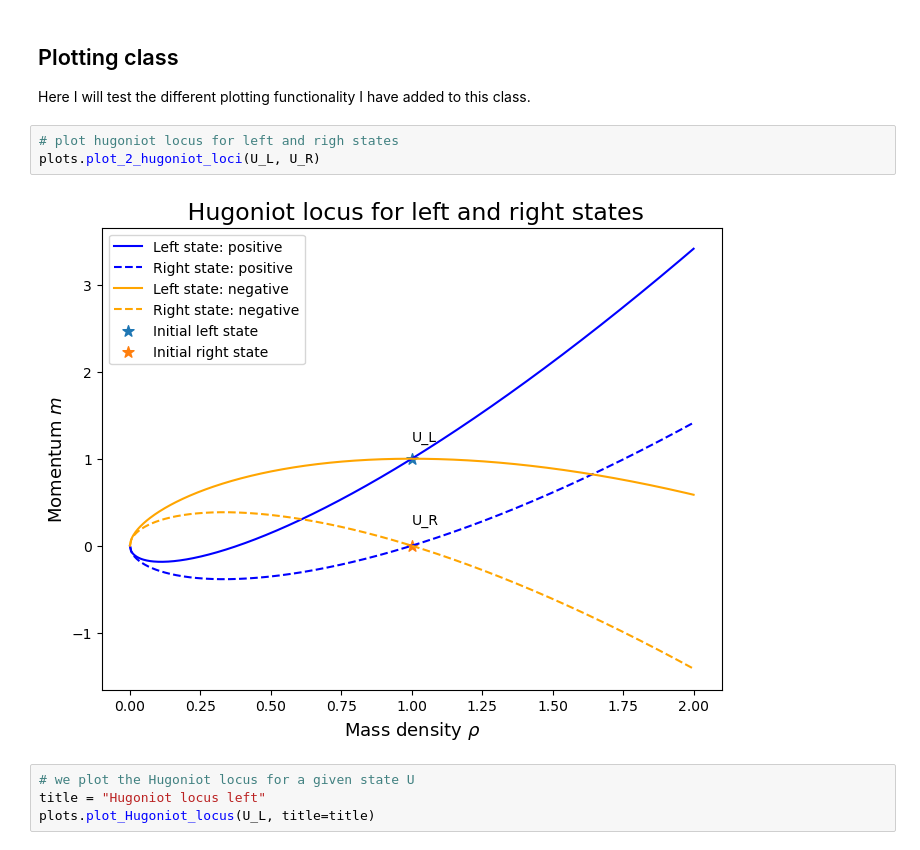
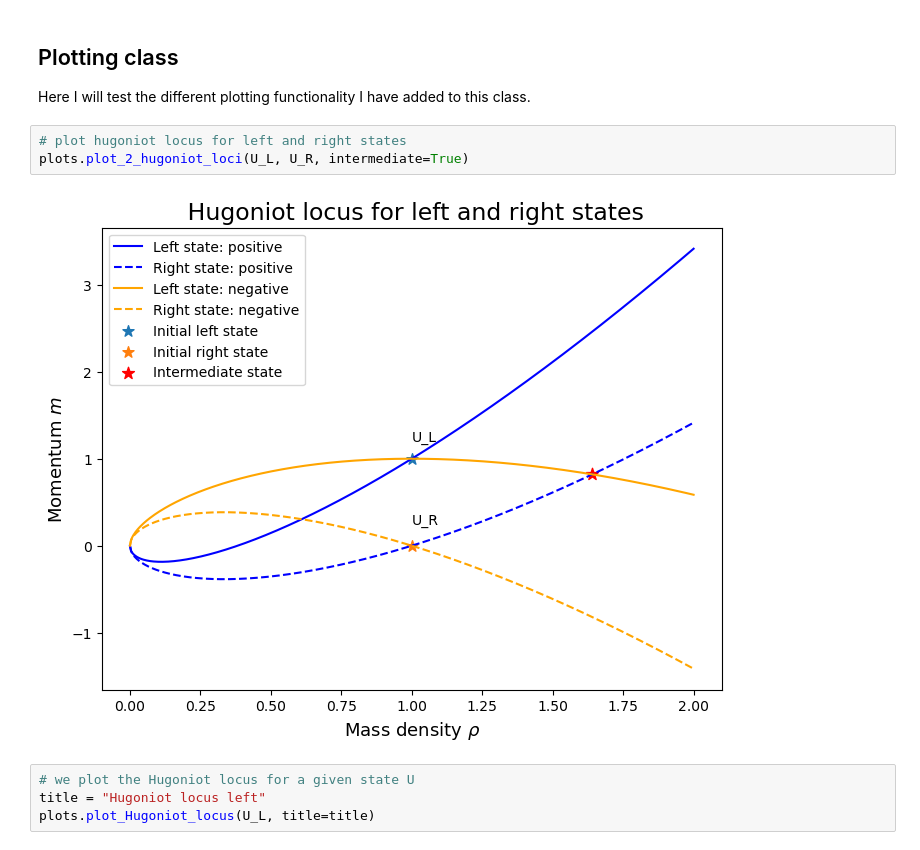
Before and after one commit to BertDepoorter/Individual_CMfAA, a Jupyter notebook: debugging.ipynb, the cells around one changed output. Drawn from its saved outputs; the diff is of its cells as text.

Commit message:
add intermediate state

```diff
--- a/debugging.ipynb
+++ b/debugging.ipynb
@@ -33,10 +33,10 @@ plots = plotting(rho_L, rho_R, v_L, v_R)
 ## Plotting class
 Here I will test the different plotting functionality I have added to this class.
 # %%
-# plot hugoniot locus for left and righ states
-plots.plot_2_hugoniot_loci(U_L, U_R)
+# plot hugoniot locus for left and right states
+plots.plot_2_hugoniot_loci(U_L, U_R, intermediate=True)
 # %% [output]
-[figure, old version]
+[figure, new version]
 # %%
 # we plot the Hugoniot locus for a given state U
 title = "Hugoniot locus left"
```
Also changed, not shown: 3 other files.
